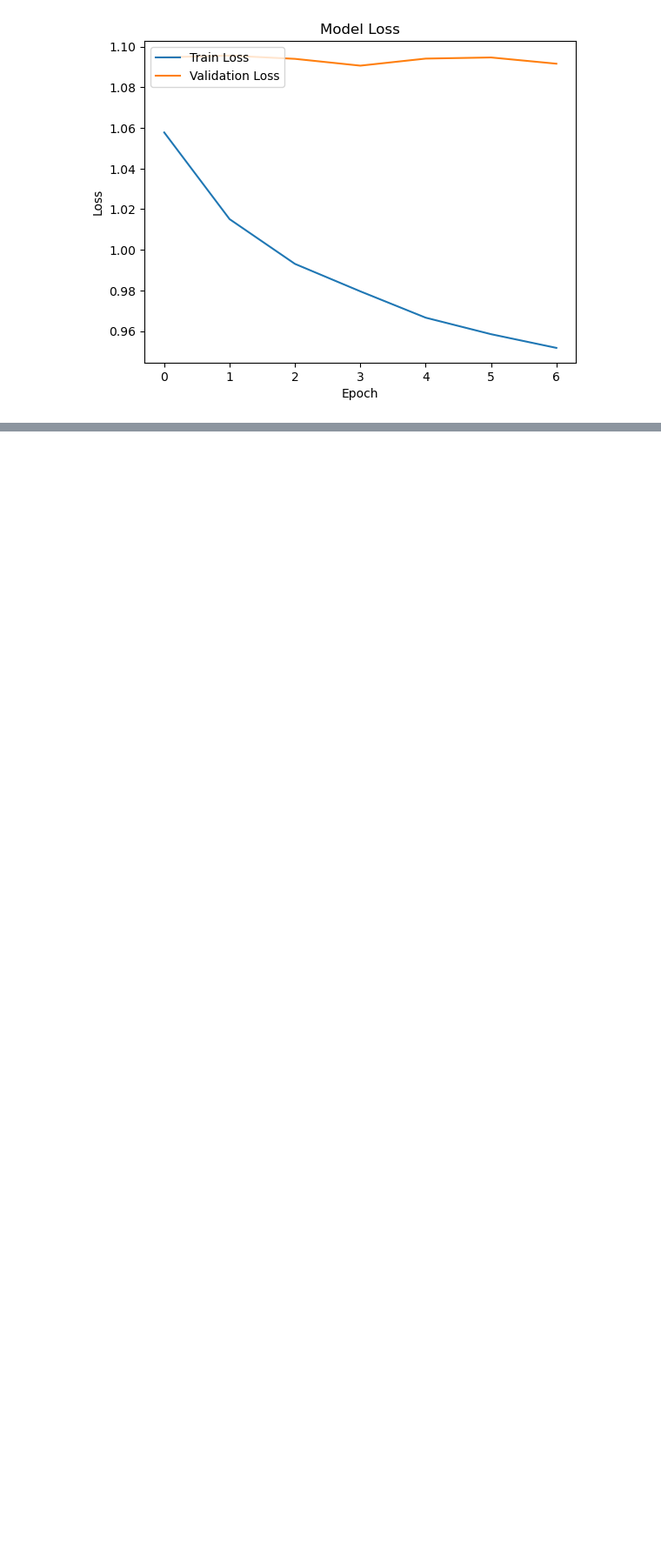
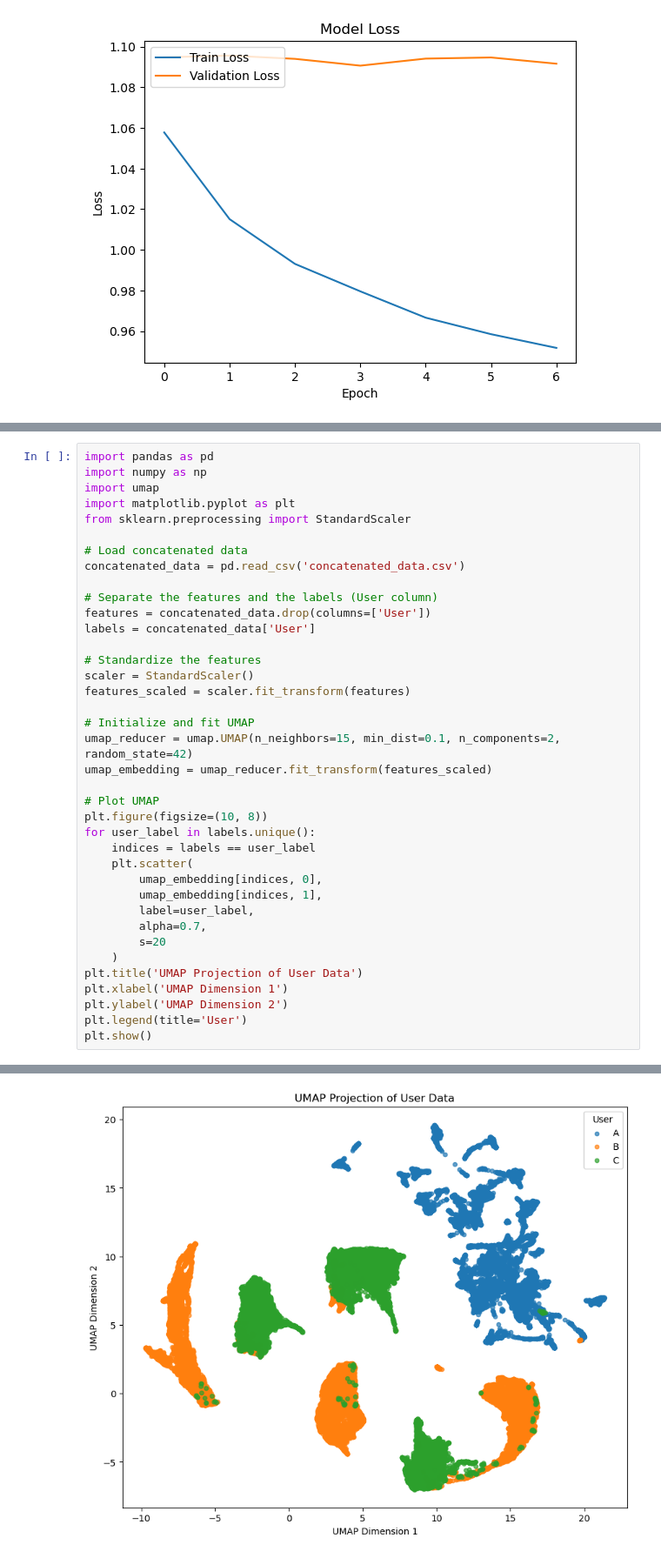
Before and after one commit to arjunasudani/bci_project, a Jupyter notebook: dimensionality reduction.ipynb, the cells around one changed output, grey strips where cells are left out. Shown at 87% size. Saved outputs shown, nothing was run; the diff lists cells and outputs as text; blank space fills up the shorter version.

Commit message:
corect umap

```diff
--- a/dimensionality reduction.ipynb
+++ b/dimensionality reduction.ipynb
@@ -693,0 +732,39 @@ plt.show()
+# %%
+import pandas as pd
+import numpy as np
+import umap
+import matplotlib.pyplot as plt
+from sklearn.preprocessing import StandardScaler
+
+# Load concatenated data
+concatenated_data = pd.read_csv('concatenated_data.csv')
+
+# Separate the features and the labels (User column)
+features = concatenated_data.drop(columns=['User'])
+labels = concatenated_data['User']
+
+# Standardize the features
+scaler = StandardScaler()
+features_scaled = scaler.fit_transform(features)
+
+# Initialize and fit UMAP
+umap_reducer = umap.UMAP(n_neighbors=15, min_dist=0.1, n_components=2, random_state=42)
+umap_embedding = umap_reducer.fit_transform(features_scaled)
+
+# Plot UMAP
+plt.figure(figsize=(10, 8))
+for user_label in labels.unique():
+    indices = labels == user_label
+    plt.scatter(
+        umap_embedding[indices, 0],
+        umap_embedding[indices, 1],
+        label=user_label,
+        alpha=0.7,
+        s=20
+    )
+plt.title('UMAP Projection of User Data')
+plt.xlabel('UMAP Dimension 1')
+plt.ylabel('UMAP Dimension 2')
+plt.legend(title='User')
+plt.show()
+# %% [output]
@@ -693,0 +772 @@ plt.show()
+[figure, added]
```
Also changed, not shown: parts of 3 cells of this notebook, 2 other files.
